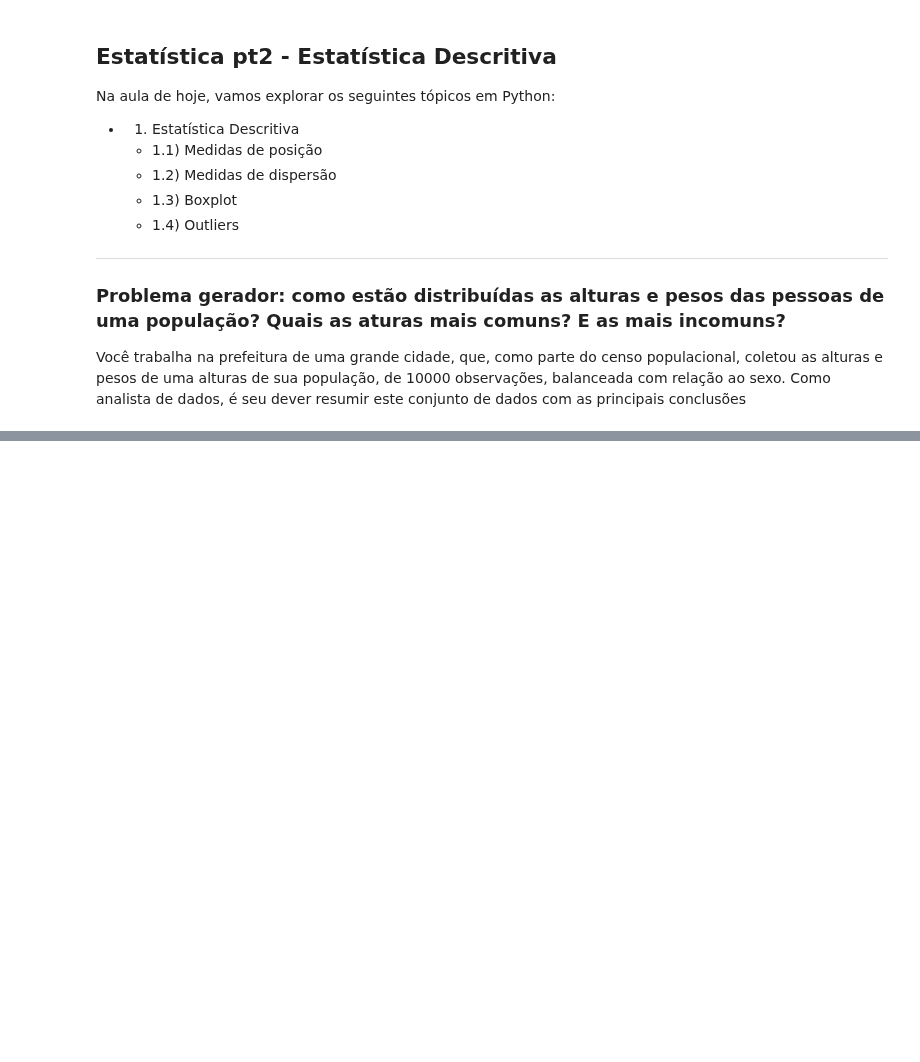
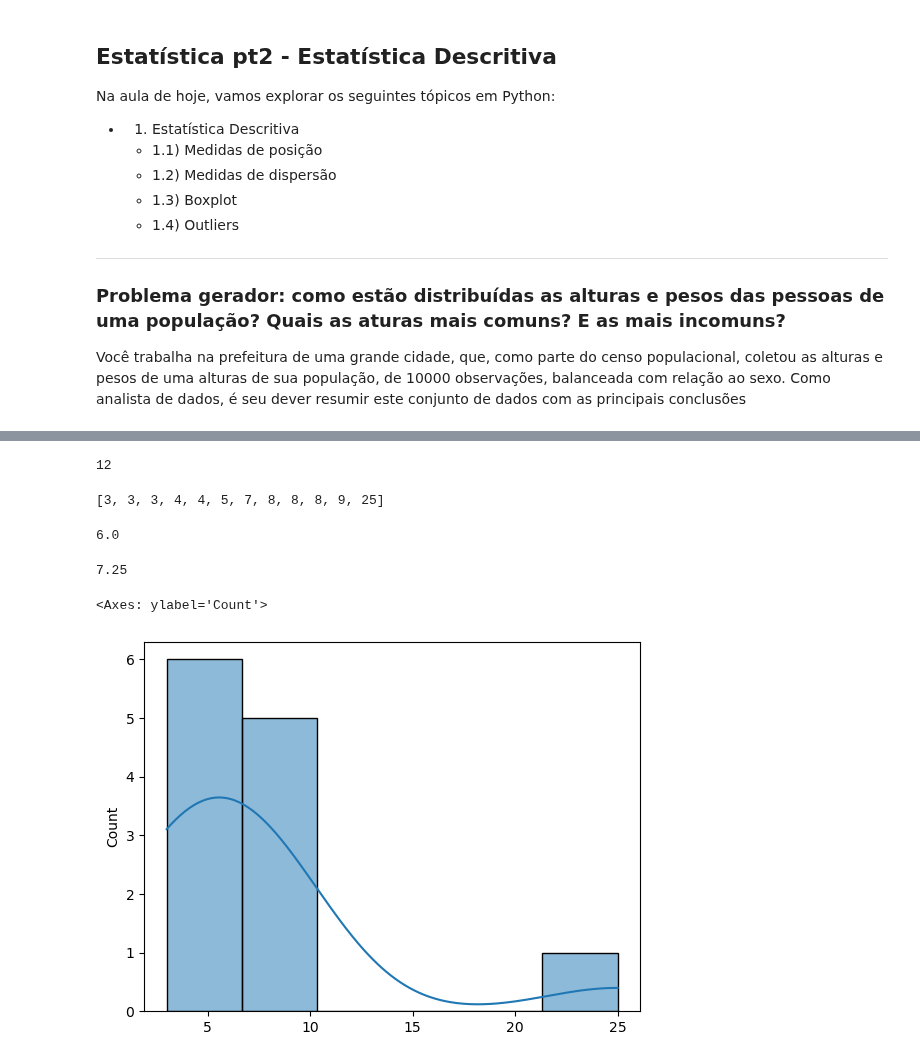
Before and after one commit to 1998-sys/Estudo, a Jupyter notebook: estatistica_descritivaII.ipynb, the cells around one changed output, grey strips where cells are left out. Saved outputs shown, nothing was run; the diff lists cells and outputs as text; code cells hidden in the pictures; blank space fills up the shorter version.

```diff
--- a/estatistica_descritivaII.ipynb
+++ b/estatistica_descritivaII.ipynb
@@ -24,0 +148,24 @@ Você trabalha na prefeitura de uma grande cidade, que, como parte do censo popu
+# %%
+visitas_restaurante = np.array([3,4,7,8,8,9,25,8,5,4,3,3])
+# %%
+len(visitas_restaurante)
+# %% [output]
+12
+# %%
+# ordenando a lista
+sorted(visitas_restaurante)
+# %% [output]
+[3, 3, 3, 4, 4, 5, 7, 8, 8, 8, 9, 25]
+# %%
+np.median(visitas_restaurante)
+# %% [output]
+6.0
+# %%
+visitas_restaurante.mean()
+# %% [output]
+7.25
+# %%
+sns.histplot(visitas_restaurante, kde=True)
+# %% [output]
+<Axes: ylabel='Count'>
+[figure, added]
```
Also changed, not shown: parts of 65 cells of this notebook.
